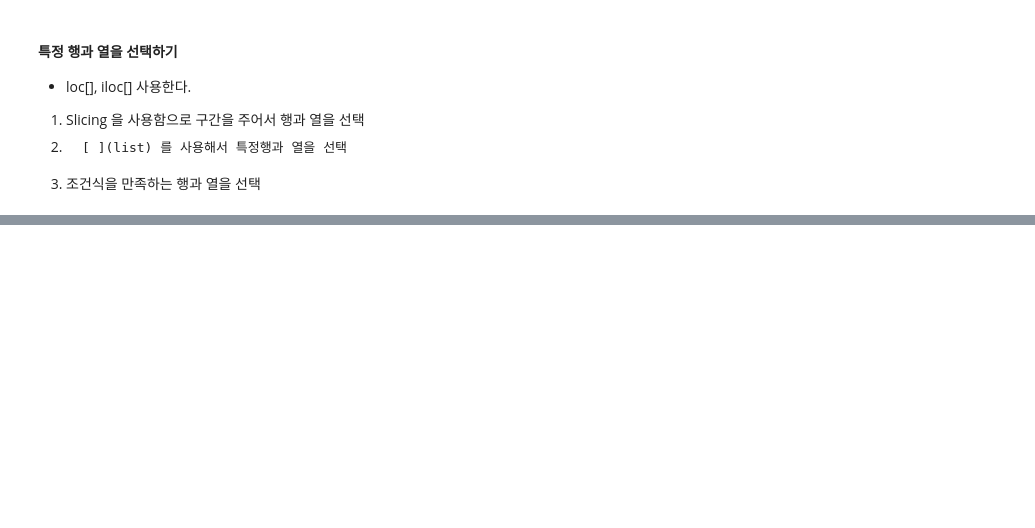
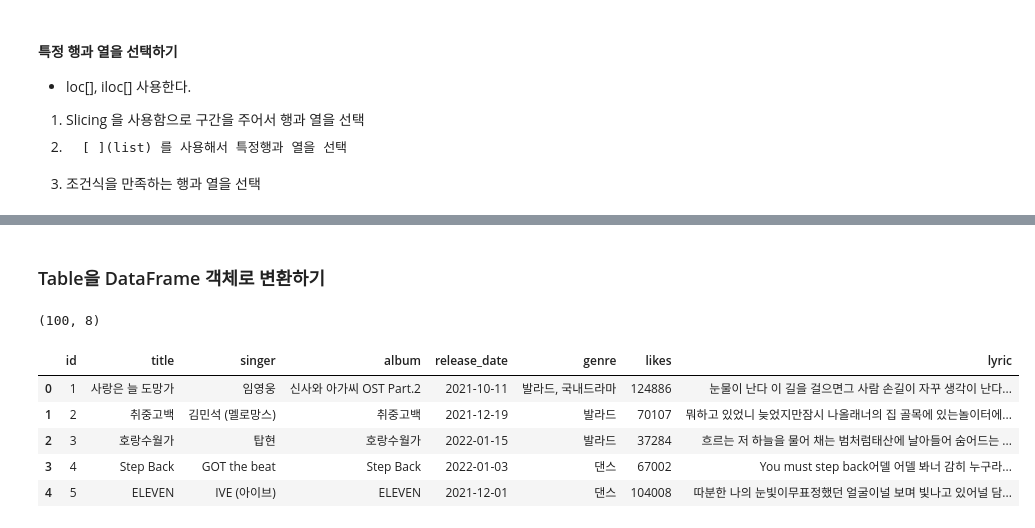
Before and after one commit to min9288/Multicampus, a Jupyter notebook: Python/webscrap_source/05_Melon100Chart.ipynb, the cells around one changed output, grey strips where cells are left out. Cells and saved outputs as stored; diff of their text form; code cells hidden in the pictures; blank space fills up the shorter version.

```diff
--- a/Python/webscrap_source/05_Melon100Chart.ipynb
+++ b/Python/webscrap_source/05_Melon100Chart.ipynb
@@ -474,0 +539,4 @@ song_df.loc[song_df['좋아요'] >= like_mean,['곡명','가수','좋아요']].s
+# %%
+# 기존 DataFrame 객체의 복사본을 만들기
+table_df = song_df.copy()
+table_df.head(3)
@@ -474,0 +548,3 @@ song_df.loc[song_df['좋아요'] >= like_mean,['곡명','가수','좋아요']].s
+# %%
+table_df.columns = ['title', 'singer', 'album', 'release_date', 'genre', 'likes', 'lyric']
+table_df.head(2)
@@ -474,0 +555,5 @@ song_df.loc[song_df['좋아요'] >= like_mean,['곡명','가수','좋아요']].s
+# %%
+import numpy as np
+
+table_df.index = np.arange(1, len(table_df)+1)
+table_df.index
@@ -474,0 +600,31 @@ song_df.loc[song_df['좋아요'] >= like_mean,['곡명','가수','좋아요']].s
+# %% [markdown]
+### Table을 DataFrame 객체로 변환하기
+# %%
+import pymysql
+import sqlalchemy
+
+#pymysql과 sqlalchemy 연동
+pymysql.install_as_MySQLdb()
+from sqlalchemy import create_engine
+
+try:
+    # dialect+driver://username:password@host:port/database
+    engine = create_engine('mysql+pymysql://python:python@localhost:3306/python_db', encoding='utf-8')
+    conn = engine.connect()
+
+    songs100_df = pd.read_sql_table('songs100', conn)
+    print(songs100_df.shape)
+finally:
+    conn.close()
+    engine.dispose()
+# %% [output]
+(100, 8)
+# %%
+songs100_df.head()
+# %% [output]
+|  | id | title | singer | album | release_date | genre | likes | lyric |
+| 0 | 1 | 사랑은 늘 도망가 | 임영웅 | 신사와 아가씨 OST Part.2 | 2021-10-11 | 발라드, 국내드라마 | 124886 | 눈물이 난다 이 길을 걸으면그 사람 손길이 자꾸 생각이 난다... |
+| 1 | 2 | 취중고백 | 김민석 (멜로망스) | 취중고백 | 2021-12-19 | 발라드 | 70107 | 뭐하고 있었니 늦었지만잠시 나올래너의 집 골목에 있는놀이터에... |
+| 2 | 3 | 호랑수월가 | 탑현 | 호랑수월가 | 2022-01-15 | 발라드 | 37284 | 흐르는 저 하늘을 물어 채는 범처럼태산에 날아들어 숨어드는 ... |
+| 3 | 4 | Step Back | GOT the beat | Step Back | 2022-01-03 | 댄스 | 67002 | You must step back어델 어델 봐너 감히 누구라... |
+| 4 | 5 | ELEVEN | IVE (아이브) | ELEVEN | 2021-12-01 | 댄스 | 104008 | 따분한 나의 눈빛이무표정했던 얼굴이널 보며 빛나고 있어널 담... |
```
Also changed, not shown: parts of 34 cells of this notebook, 4 other files.
